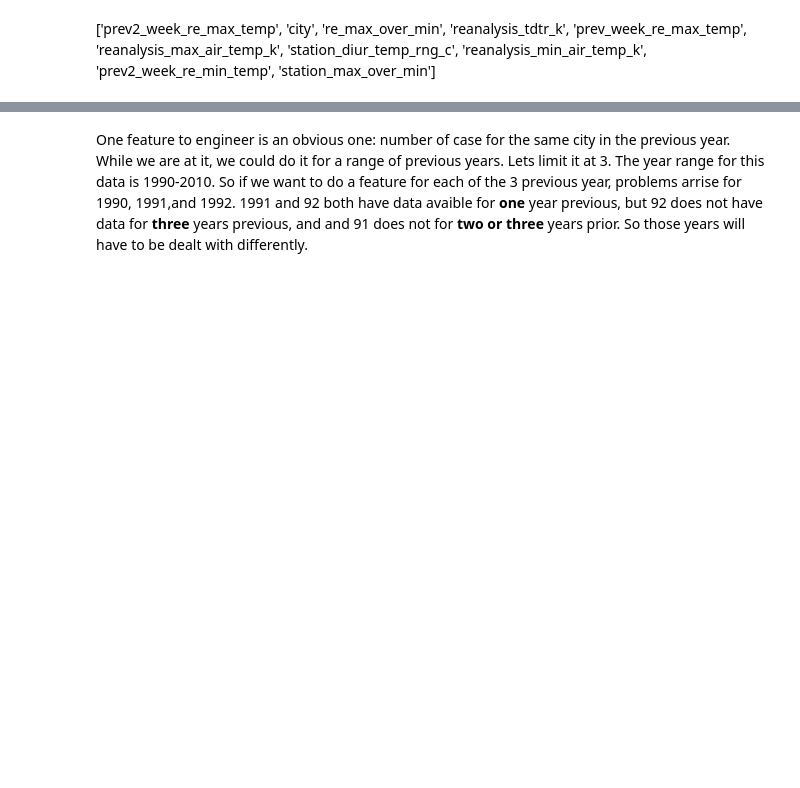
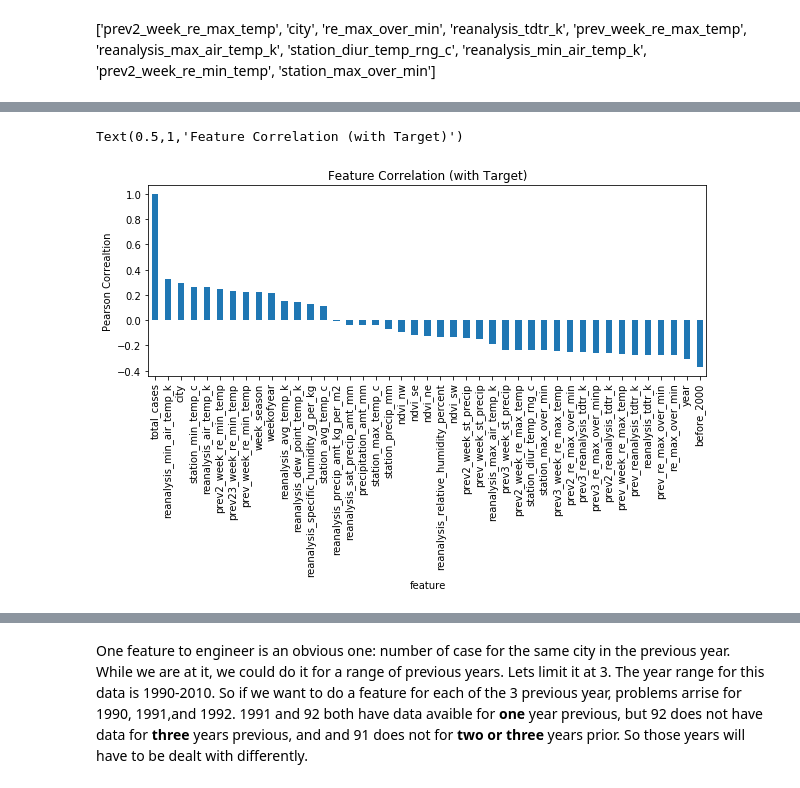
Before and after one commit to ewellsgray/data_science, a Jupyter notebook: dengue/dengue_predict.ipynb, the cells around one changed output, grey strips where cells are left out. Saved outputs shown, nothing was run; the diff lists cells and outputs as text; code cells hidden in the pictures; blank space fills up the shorter version.

```diff
--- a/dengue/dengue_predict.ipynb
+++ b/dengue/dengue_predict.ipynb
@@ -828,0 +832,11 @@ df.columns
+# %%
+plt.figure(figsize=(10,3.5))
+#%matplotlib inline
+df.corr().iloc[-1].sort_values(ascending=False).plot(kind="bar")
+#plt.show()
+plt.xlabel('feature')
+plt.ylabel('Pearson Correaltion')
+plt.title('Feature Correlation (with Target)')
+# %% [output]
+Text(0.5,1,'Feature Correlation (with Target)')
+[figure, added]
```
Also changed, not shown: parts of 34 cells of this notebook.
